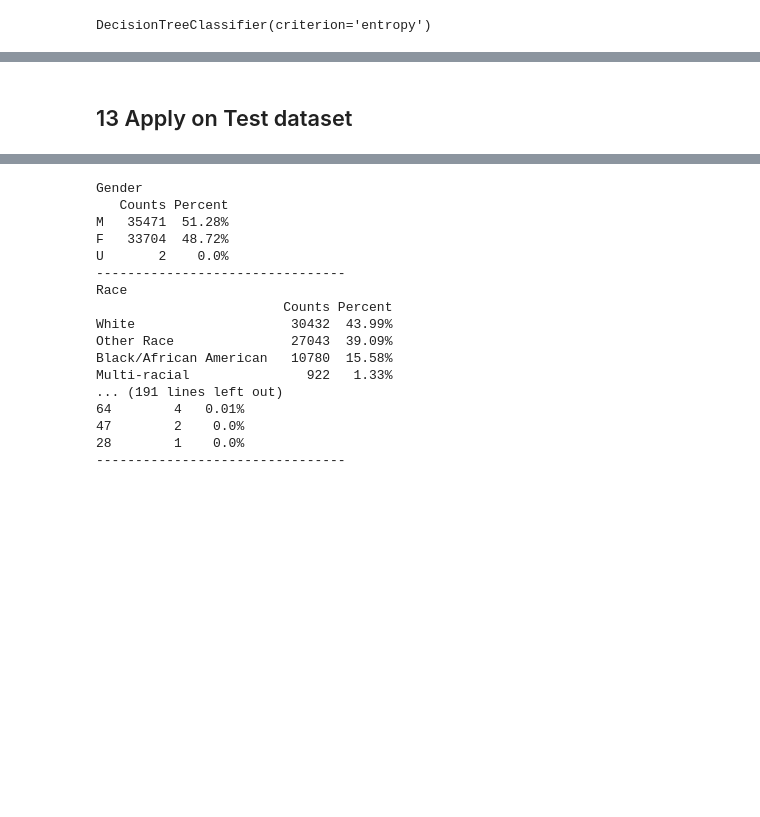
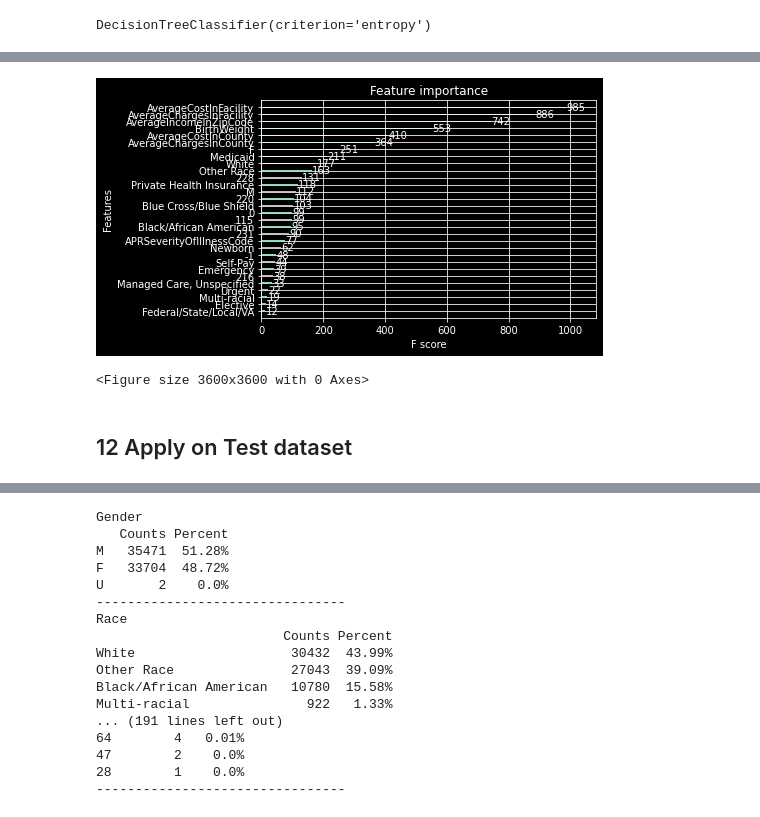
Before and after one commit to pcminh0505/ML, a Jupyter notebook: Asm/ASM1/RMIT_LoS.ipynb, the cells around one changed output, grey strips where cells are left out. Cells and saved outputs as stored; diff of their text form; code cells hidden in the pictures; blank space fills up the shorter version.

```diff
--- a/Asm/ASM1/RMIT_LoS.ipynb
+++ b/Asm/ASM1/RMIT_LoS.ipynb
@@ -396,7 +358,7 @@ weighted avg       0.70      0.82      0.75     59966
 from sklearn.ensemble import RandomForestClassifier
 
 Rclf = DecisionTreeClassifier(criterion='entropy', max_depth=None)
-Rclf.fit(X_train_transform, y_train)
+Rclf.fit(X_train, y_train)
 # %% [output]
 DecisionTreeClassifier(criterion='entropy')
 # %%
@@ -448,12 +409,7 @@ def hyperParameterTuning(X_train, y_train):
 # hyperParameterTuning(X_train,y_train_ravel)
 # %%
 from xgboost import XGBClassifier
-#     param_tuning = {"learning_rate"    : [0.05, 0.10, 0.15 ] ,
-#  "max_depth"        : [ 3, 4, 5, 6, 8, 10],
-#  "min_child_weight" : [ 1, 3, 5, 7 ],
-#  "gamma"            : [ 0.0, 0.1, 0.2 , 0.3, 0.4 ],
-#  "colsample_bytree" : [ 0.3, 0.4, 0.5 , 0.7 ],
-#          'objective': ['binary:logistic']}
-xgb = XGBClassifier(learning_rate = 0.05, max_depth = 8, min_child_weight = 3, gamma=  0.2, colsample_bytree =0.4, objective = 'binary:logistic')
+
+xgb = XGBClassifier(learning_rate = 0.1, max_depth = 7, min_child_weight = 5, gamma=  0.0, colsample_bytree =0.4, objective = 'binary:logistic')
 xgb.fit(X_train, y_train_ravel)
 # %% [output]
@@ -486,5 +442,14 @@ weighted avg       0.82      0.84      0.80     17990
+# %%
+from xgboost import plot_importance
+
+plot_importance(xgb, max_num_features = 30)
+plt.figure(figsize=(50,50))
+plt.show()
+# %% [output]
+[figure, added]
+<Figure size 3600x3600 with 0 Axes>
 # %% [markdown]
-## 13 Apply on Test dataset
+## 12 Apply on Test dataset
 # %%
 test_data = pd.read_csv("test_data.csv")
 submission = pd.DataFrame(columns=['ID','LengthOfStay'])
```
Also changed, not shown: parts of 49 cells of this notebook, 4 other files.
